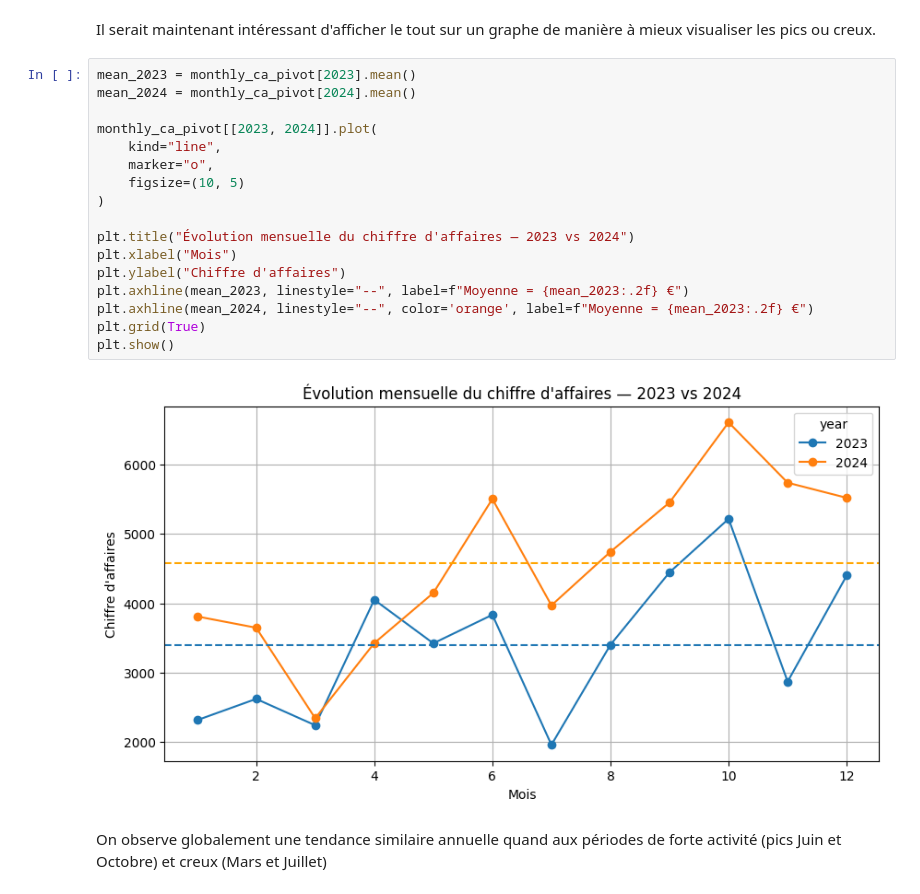
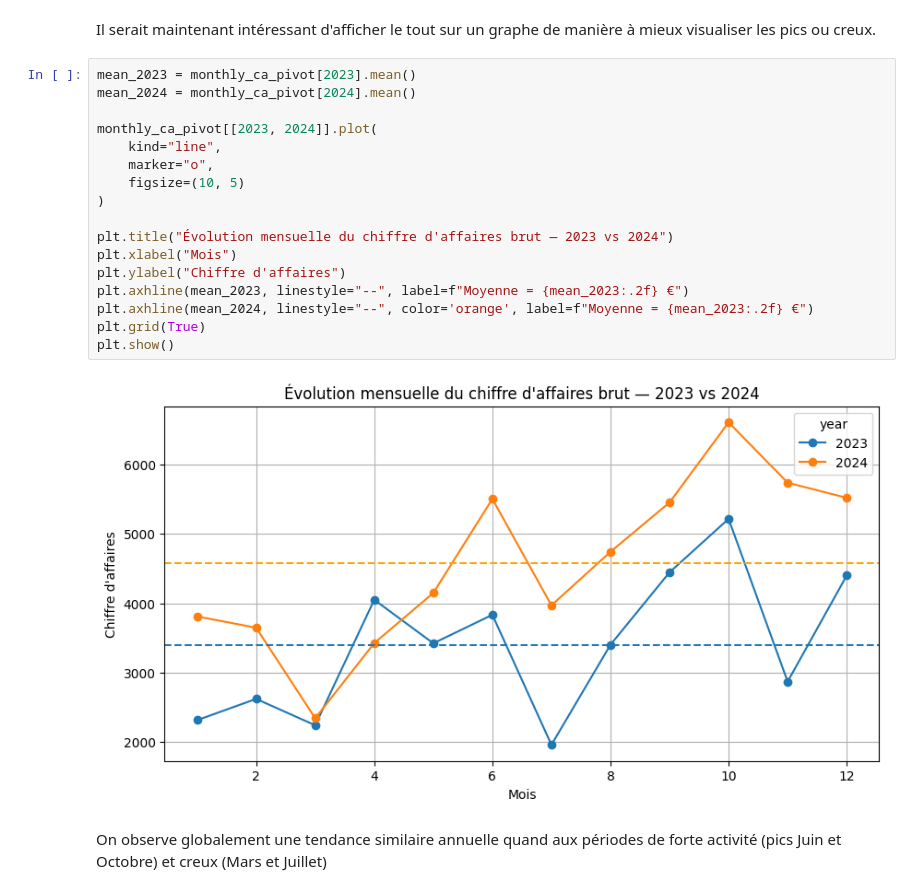
Before and after one commit to Ju3465/Analyse-e-commerce-2023-vs-2024-thelook_ecommerce, a Jupyter notebook: notebooks/eda_thelook_fr_women_2023_2024.ipynb, the cells around one changed output. Saved outputs shown, nothing was run; the diff lists cells and outputs as text.

```diff
--- a/notebooks/eda_thelook_fr_women_2023_2024.ipynb
+++ b/notebooks/eda_thelook_fr_women_2023_2024.ipynb
@@ -486,22 +486,22 @@ Il serait maintenant intéressant d'afficher le tout sur un graphe de manière
 # %%
 mean_2023 = monthly_ca_pivot[2023].mean()
 mean_2024 = monthly_ca_pivot[2024].mean()
 
 monthly_ca_pivot[[2023, 2024]].plot(
     kind="line",
     marker="o",
     figsize=(10, 5)
 )
 
-plt.title("Évolution mensuelle du chiffre d'affaires — 2023 vs 2024")
+plt.title("Évolution mensuelle du chiffre d'affaires brut — 2023 vs 2024")
 plt.xlabel("Mois")
 plt.ylabel("Chiffre d'affaires")
 plt.axhline(mean_2023, linestyle="--", label=f"Moyenne = {mean_2023:.2f} €")
 plt.axhline(mean_2024, linestyle="--", color='orange', label=f"Moyenne = {mean_2023:.2f} €")
 plt.grid(True)
 plt.show()
 # %% [output]
-[figure, old version]
+[figure, new version]
 # %% [markdown]
 On observe globalement une tendance similaire annuelle quand aux périodes de forte activité (pics Juin et Octobre) et creux (Mars et Juillet)
 # %% [markdown]
```
Also changed, not shown: parts of 1 cell of this notebook.
